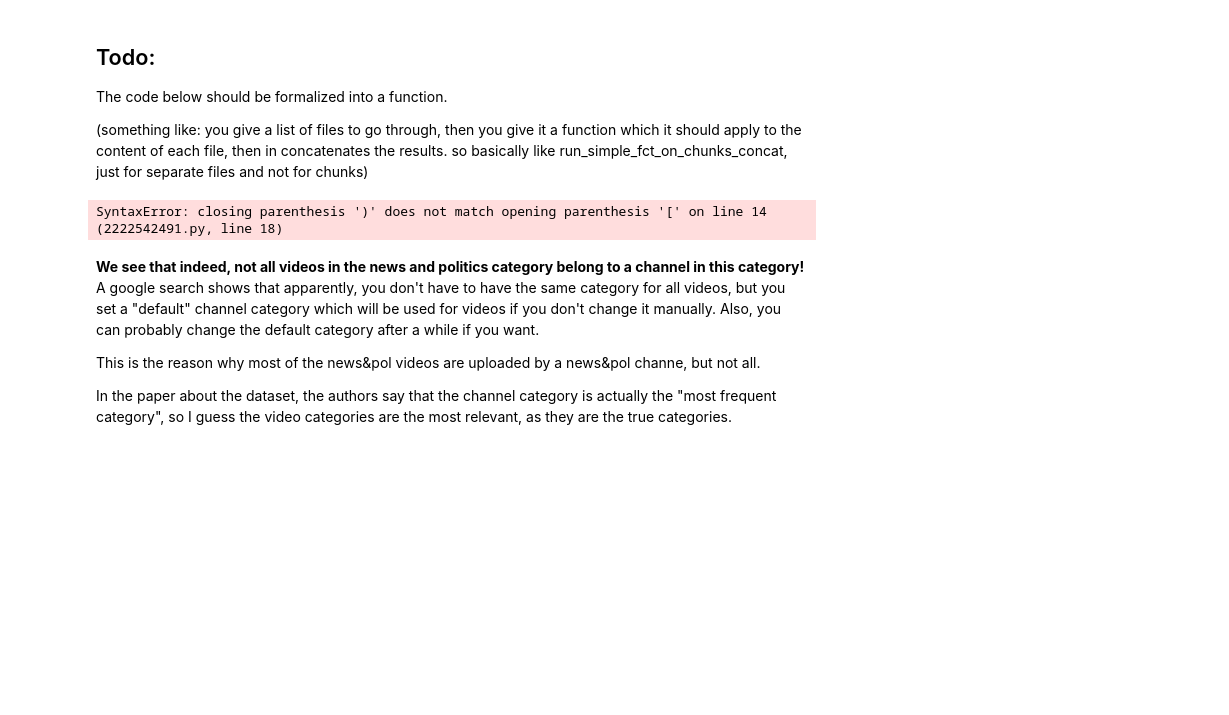
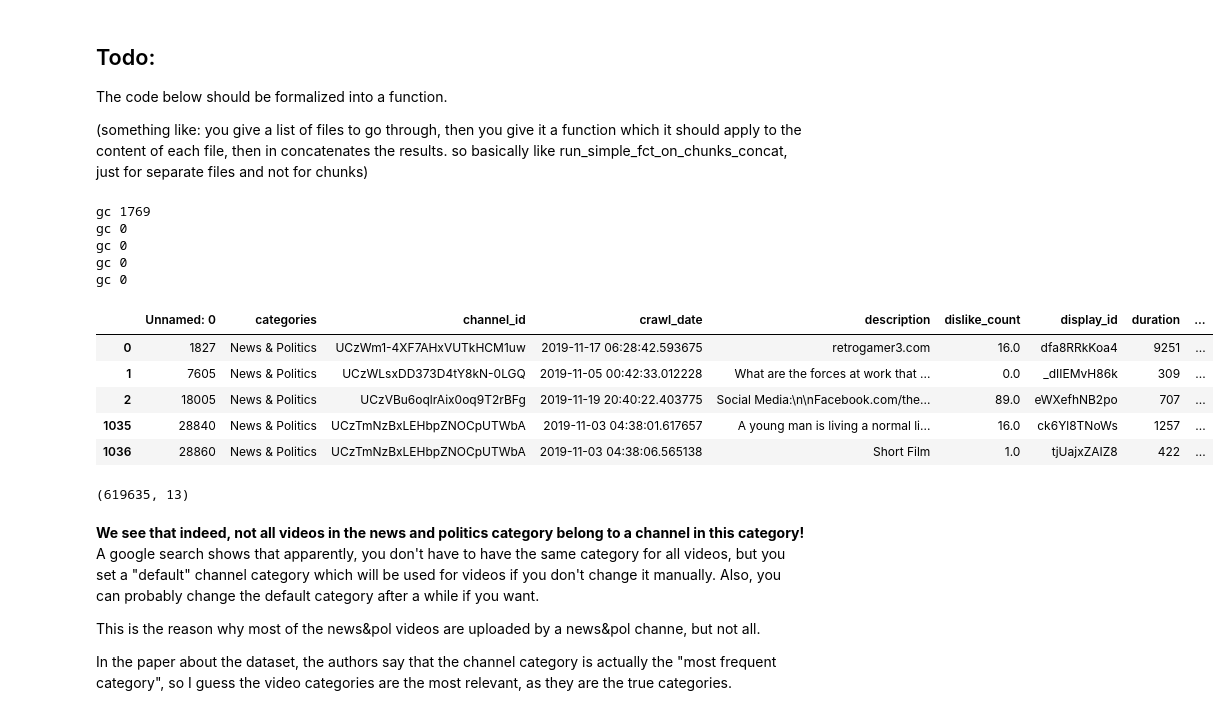
Before and after one commit to epfl-ada/ada-2024-project-thedataminions, a Jupyter notebook: analysis/analysis.ipynb, the cells around one changed output. Drawn from its saved outputs; the diff is of its cells as text; code cells hidden in the pictures; blank space fills up the shorter version.

```diff
--- a/analysis/analysis.ipynb
+++ b/analysis/analysis.ipynb
@@ -474,27 +414,46 @@ so basically like run_simple_fct_on_chunks_concat, just for separate files and n
 # %%
 # check if all videos we found in news&pol are also pulished by a channel in category n&p
 
+# create empty dataframe (which will later contain all videos in News & Pol which are not uploaded by a News & Pol channel)
+df_videos_news_pol__channel_not_news_pol = pd.DataFrame()
+
 # go through all of the three files we generated, containing data about videos in News&Pol
-for filepath in [dataset_root_path + "/../generated_data/videos_in_news_pol__0_299.csv.gz",
-                 dataset_root_path + "/../generated_data/videos_in_news_pol__300_599.csv.gz",
-                 dataset_root_path + "/../generated_data/videos_in_news_pol__500_729.csv.gz"]:
+for filepath in [dataset_root_path + "/../generated_data/videos_in_news_pol__0_149.csv.gz",
+                 dataset_root_path + "/../generated_data/videos_in_news_pol__150_299.csv.gz",
+                 dataset_root_path + "/../generated_data/videos_in_news_pol__300_449.csv.gz",
+                 dataset_root_path + "/../generated_data/videos_in_news_pol__450_599.csv.gz",
+                 dataset_root_path + "/../generated_data/videos_in_news_pol__600_729.csv.gz"]:
 
-    # create empty dataframe (which will later contain all videos in News & Pol which are not uploaded by a News & Pol channel)
-    df_videos_news_pol__channel_not_news_pol = pd.DataFrame()
 
-    # using the current filepath, read the file and use it as a (temporary) df called df_videos_news_pol
+
+    # using the current filepath, read the file and use it as a (temporary) df called df_videos_news_pol_i
     df_videos_news_pol_i = pd.read_csv(filepath)
     # concatenate the precious results with the results from the current file
-    df_videos_news_pol__channel_not_news_pol = pd.concat([df_videos_news_pol__channel_not_news_pol, df_videos_news_pol_i[np.logical_not(df_videos_news_pol_i.channel_id.isin(df_channels_news_pol.channel))])])
+    df_videos_news_pol__channel_not_news_pol = pd.concat(
+        [df_videos_news_pol__channel_not_news_pol,
+         df_videos_news_pol_i[
+             np.logical_not(df_videos_news_pol_i.channel_id.isin(df_channels_news_pol.channel))]
+             ])
     del df_videos_news_pol_i
     print(f"gc {gc.collect()}")
 
 display(df_videos_news_pol__channel_not_news_pol.head())
 display(df_videos_news_pol__channel_not_news_pol.shape)
 
 df_videos_news_pol__channel_not_news_pol.to_csv(dataset_root_path + "../generated_data/videos_in_news_pol__channel_not_in_news_pol.csv")
 # %% [output]
-SyntaxError: closing parenthesis ')' does not match opening parenthesis '[' on line 14 (2222542491.py, line 18)
+gc 1769
+gc 0
+gc 0
+gc 0
+gc 0
+|  | Unnamed: 0 | categories | channel_id | crawl_date | description | dislike_count | display_id | duration | ... |
+| 0 | 1827 | News & Politics | UCzWm1-4XF7AHxVUTkHCM1uw | 2019-11-17 06:28:42.593675 | retrogamer3.com | 16.0 | dfa8RRkKoa4 | 9251 | ... |
+| 1 | 7605 | News & Politics | UCzWLsxDD373D4tY8kN-0LGQ | 2019-11-05 00:42:33.012228 | What are the forces at work that ... | 0.0 | _dIIEMvH86k | 309 | ... |
+| 2 | 18005 | News & Politics | UCzVBu6oqlrAix0oq9T2rBFg | 2019-11-19 20:40:22.403775 | Social Media:\n\nFacebook.com/the... | 89.0 | eWXefhNB2po | 707 | ... |
+| 1035 | 28840 | News & Politics | UCzTmNzBxLEHbpZNOCpUTWbA | 2019-11-03 04:38:01.617657 | A young man is living a normal li... | 16.0 | ck6Yl8TNoWs | 1257 | ... |
+| 1036 | 28860 | News & Politics | UCzTmNzBxLEHbpZNOCpUTWbA | 2019-11-03 04:38:06.565138 | Short Film | 1.0 | tjUajxZAIZ8 | 422 | ... |
+(619635, 13)
 # %% [markdown]
 **We see that indeed, not all videos in the news and politics category belong to a channel in this category!**
 A google search shows that apparently, you don't have to have the same category for all videos, but you set a "default" channel category which will be used for videos if you don't change it manually. Also, you can probably change the default category after a while if you want.
```
Also changed, not shown: parts of 32 cells of this notebook, 1 other file.
